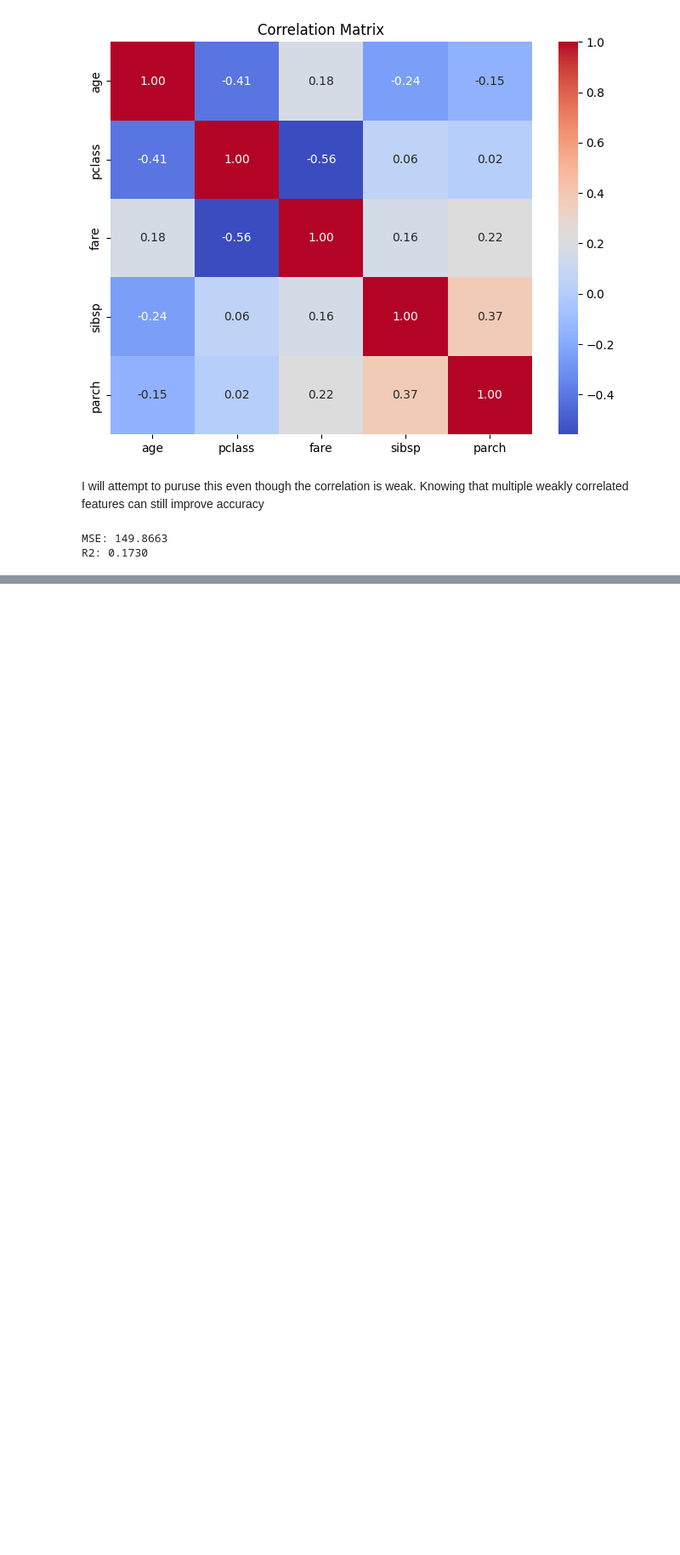
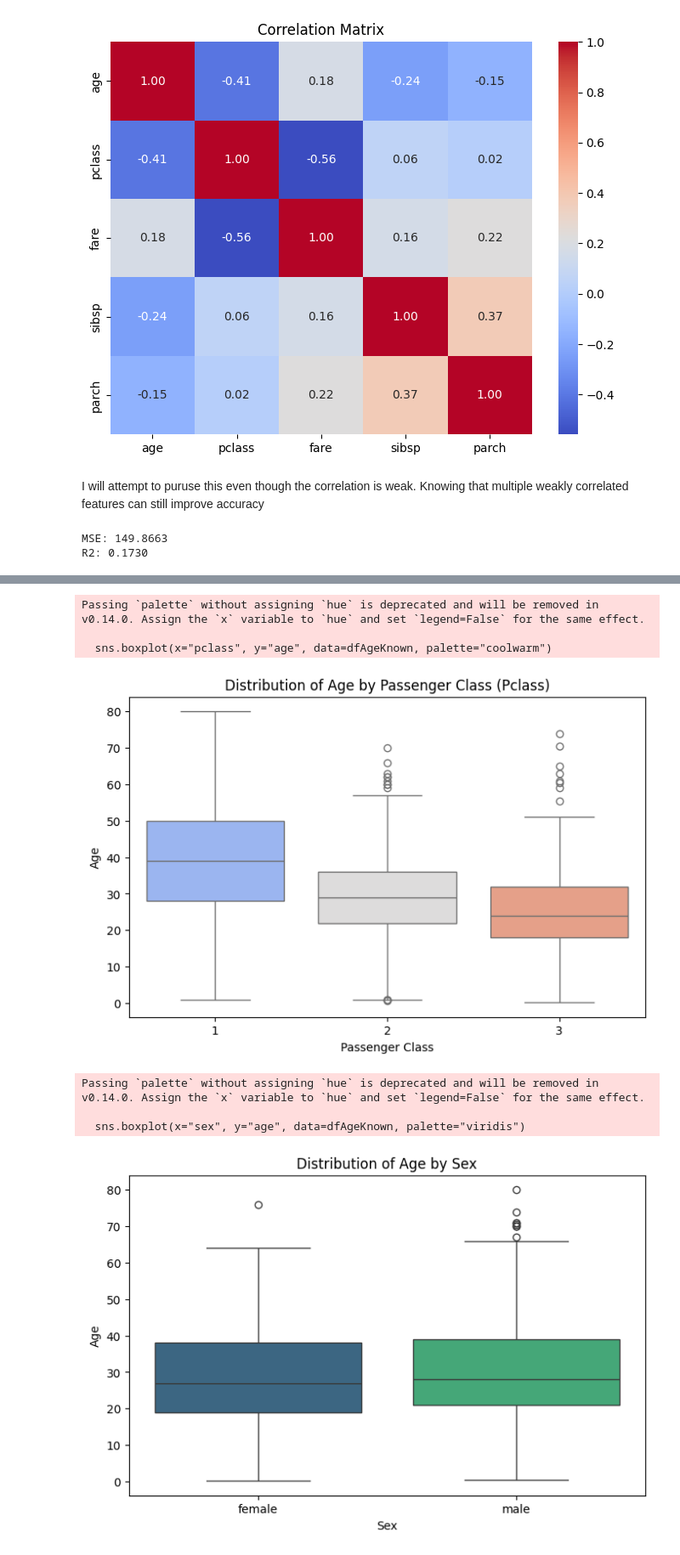
Before and after one commit to lucaskvz/AI-MACHINE-LEARNING-FOUNDATIONS, a Jupyter notebook: assignment_1_Lucas_Van_Zyl.ipynb, the cells around one changed output, grey strips where cells are left out. Shown: that part at 85% size. Cells and saved outputs as stored; diff of their text form; code cells hidden in the pictures; blank space fills up the shorter version.

```diff
--- a/assignment_1_Lucas_Van_Zyl.ipynb
+++ b/assignment_1_Lucas_Van_Zyl.ipynb
@@ -393,0 +397,38 @@ dfEncoded['sex'] = dfEncoded['sex'].map({'male': 0, 'female': 1})
+# %%
+# Making a copy of the dataframe
+dfAgeKnown = df.dropna(subset=['age'])
+
+# Plotting realtionship  between age and passanger class
+plt.figure(figsize=(8,5))
+sns.boxplot(x="pclass", y="age", data=dfAgeKnown, palette="coolwarm")
+plt.title("Distribution of Age by Passenger Class (Pclass)")
+plt.xlabel("Passenger Class")
+plt.ylabel("Age")
+plt.show()
+
+
+# Plotting relationship beteween age and sex
+plt.figure(figsize=(8,5))
+sns.boxplot(x="sex", y="age", data=dfAgeKnown, palette="viridis")
+plt.title("Distribution of Age by Sex")
+plt.xlabel("Sex")
+plt.ylabel("Age")
+plt.show()
+
+# Combining passanger class and sex to veryify the grouped median assumptions
+plt.figure(figsize=(10,6))
+sns.boxplot(x="pclass", y="age", hue="sex", data=dfAgeKnown, palette="muted")
+plt.title("Age Distribution by Pclass and Sex")
+plt.xlabel("Passenger Class")
+plt.ylabel("Age")
+plt.legend(title="Sex")
+plt.show()
+# %% [output]
+Passing `palette` without assigning `hue` is deprecated and will be removed in v0.14.0. Assign the `x` variable to `hue` and set `legend=False` for the same effect.
+
+  sns.boxplot(x="pclass", y="age", data=dfAgeKnown, palette="coolwarm")
+[figure, added]
+Passing `palette` without assigning `hue` is deprecated and will be removed in v0.14.0. Assign the `x` variable to `hue` and set `legend=False` for the same effect.
+
+  sns.boxplot(x="sex", y="age", data=dfAgeKnown, palette="viridis")
+[figure, added]
```
Also changed, not shown: parts of 30 cells of this notebook.
